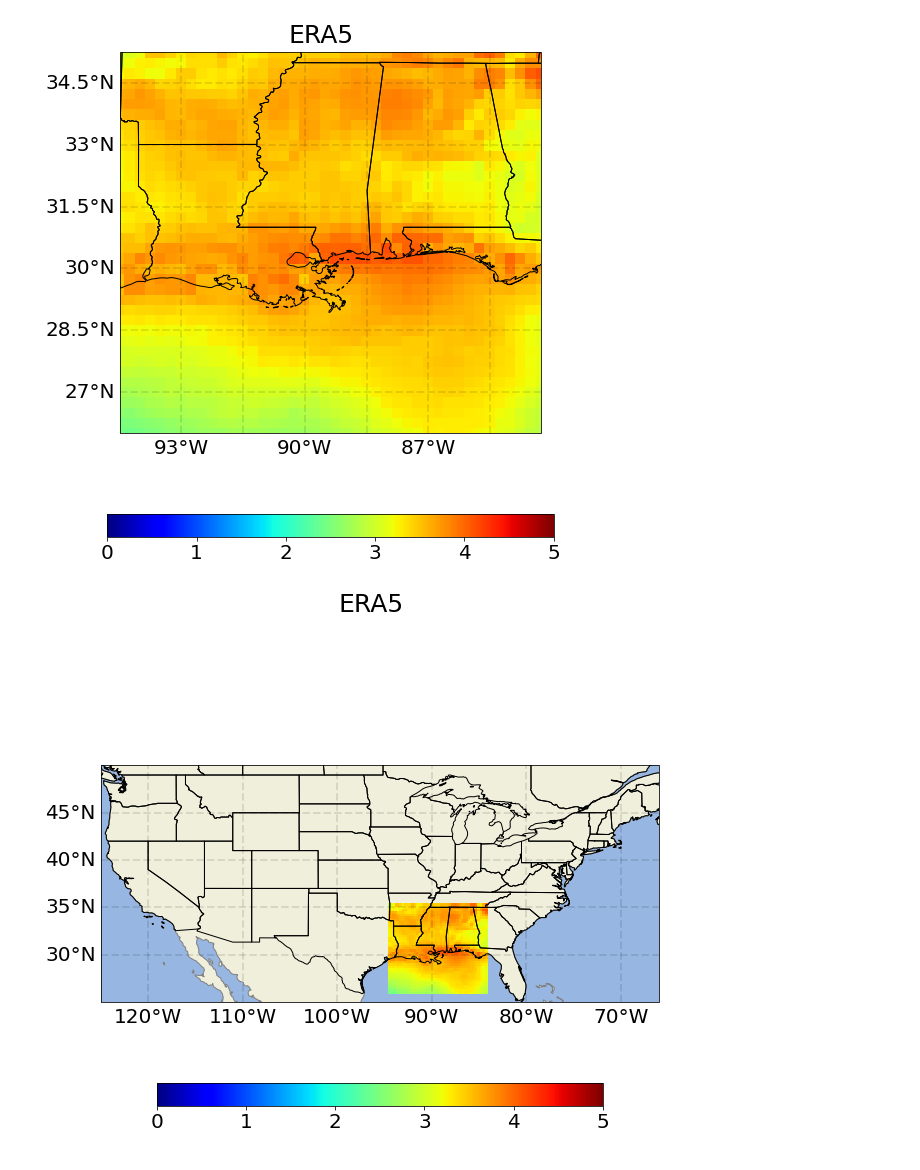
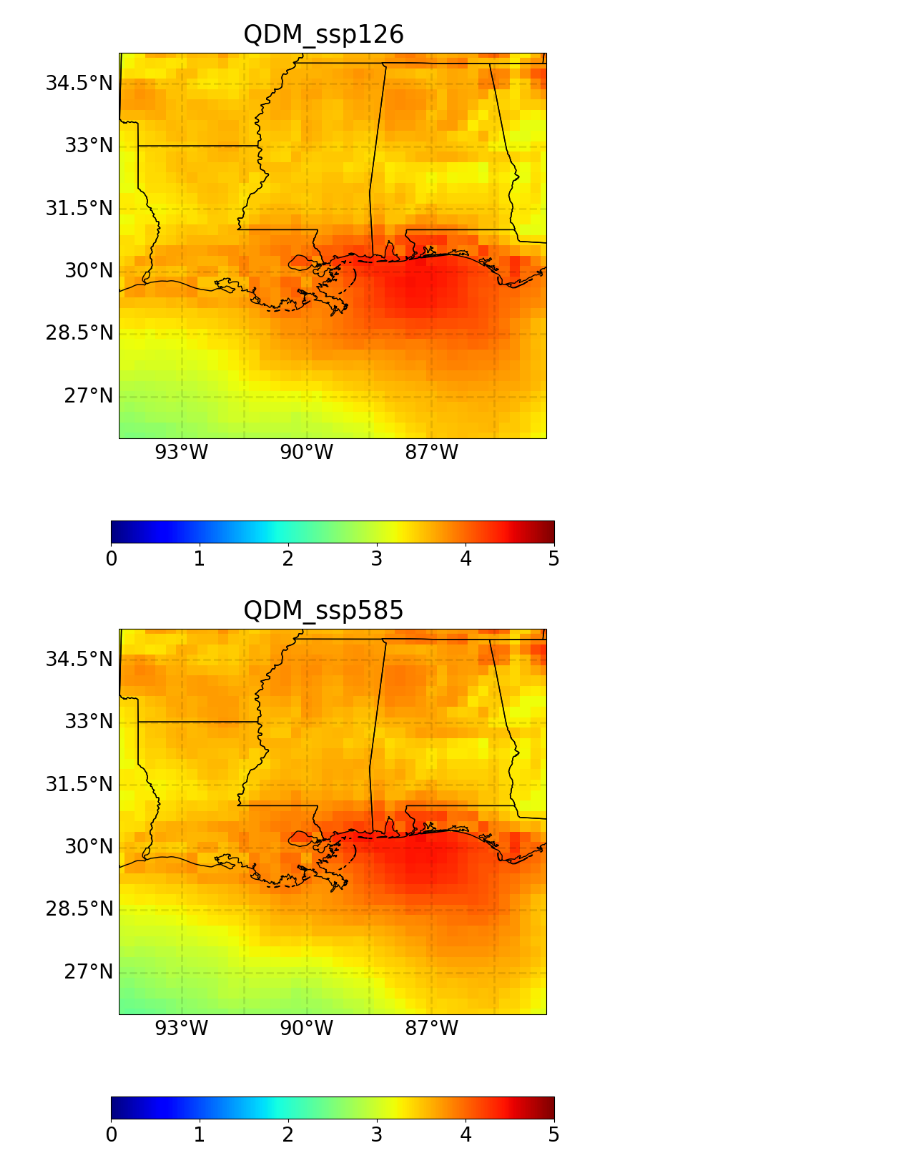
Before and after one commit to oybcst/Climate_data, a Jupyter notebook: Downscaled and bias corrected GCM data.ipynb, the cells around one changed output. Cells and saved outputs as stored; diff of their text form; code cells hidden in the pictures.

```diff
--- a/Downscaled and bias corrected GCM data.ipynb
+++ b/Downscaled and bias corrected GCM data.ipynb
@@ -301,6 +117,5 @@ ax.legend(ncol=2)
 # %%
-# load EC_Earth3 bilinear
-Earth3_ssp585_pr=xr.open_dataset('/glade/work/fangwang/QDM/EC-Earth3/ssp585/pr/pr_QDM_2015-2100.nc',
+Earth3_ssp585_pr=xr.open_dataset('pr_QDM_2015-2100_ssp585.nc',
                        engine='netcdf4', decode_times=False)
 Earth3_pr_ssp585=Earth3_ssp585_pr.pr
 Earth3_time_ssp585=Earth3_ssp585_pr.time
@@ -395,26 +152,0 @@ Earth3_pr_ssp585_yearly_area_mean_bilinear=np.mean(Earth3_pr_ssp585_yearly_bilin
-# %%
-import matplotlib.pyplot as plt
-names=[np.datetime64(u,'Y') for u in pr_hist_yearly.time.data]
-names_ssp=[np.datetime64(u,'Y') for u in Earth3_pr_ssp126_yearly.time.data]
-fig, ax = plt.subplots(figsize=(20, 10))
-fig.suptitle('EC-Earth3', fontsize=30, x=0.5, y=0.95)
-plt.rcParams.update({'font.size': 20})
-ax.plot(names, pr_hist_yearly_area_mean, color='black', marker="o",mfc='none',label="ERA5")
-ax.plot(names, Earth3_pr_hist_yearly_area_mean, color='grey', marker="o", mfc='none',label="bilinear_historical", alpha=0.8)
-ax.plot(names_ssp, Earth3_pr_ssp126_yearly_area_mean_bilinear, color='green', marker="o",mfc='none',label="bilinear_ssp126", alpha=0.8)
-ax.plot(names_ssp, Earth3_pr_ssp585_yearly_area_mean_bilinear, color='cyan',  marker="o",mfc='none',label="bilinear_ssp585", alpha=0.8)
-ax.plot(names_ssp, Earth3_pr_ssp126_yearly_area_mean, color='blue', marker="o", mfc='none',label="QDM_ssp126", alpha=0.8)
-ax.plot(names_ssp, Earth3_pr_ssp585_yearly_area_mean, color='red',  marker="o",mfc='none',label="QDM_ssp585", alpha=0.8)
-
-#ax.plot(names, s6_daily_area_mean[1:366], color='green', marker="o",mfc='none',label="Scenario6 (KGE=0.950)", alpha=0.5)
-#ax.plot(names, base_daily_area_mean[1:366], color='orange', marker="o",mfc='none',label="QDM_BI    (KGE=0.756)", alpha=0.5)
-plt.xticks(rotation=0)
-plt.xlabel('Years', fontsize=30)
-plt.ylabel('Yearly total precipitation (mm)', fontsize=30)
-plt.grid(True, linestyle='--')
-plt.ylim(750, 2000)
-#plt.grid(linestyle = '--', linewidth = 0.5)
-ax.legend(ncol=2)
-#plt.show()
-
-plt.savefig("/glade/work/fangwang/QDM/pr_QDM_EC-Earth3.jpg", bbox_inches='tight', dpi=300)
@@ -431,7 +161,7 @@ import matplotlib.pyplot as plt
 import numpy as np
 
 fig=plt.figure(figsize=(10, 10))
-fig.suptitle('ERA5', fontsize=25,x=0.5,y=0.92)
+fig.suptitle('QDM_ssp126', fontsize=25,x=0.5,y=0.92)
 plt.rcParams.update({'font.size': 20})
 m=plt.axes(projection=ccrs.PlateCarree())
 m.set_extent([-94.5, -84.25, 26.00, 35.25], ccrs.PlateCarree())
@@ -440,7 +170,7 @@ m.add_feature(cartopy.feature.LAND, edgecolor='grey')
 #m.add_feature(cartopy.feature.LAKES, edgecolor='black')
 m.add_feature(cartopy.feature.STATES)
 #m.gridlines()
-c=m.pcolormesh(hist_pr.longitude.data[19:61], hist_pr.latitude.data[5:43], np.mean(hist_pr.tp[7305:,5:43,19:61]*1000, axis=0), transform=ccrs.PlateCarree(),vmin=0, vmax=5, cmap='jet')
+c=m.pcolormesh(hist_pr.longitude.data[19:61], hist_pr.latitude.data[5:43], np.mean(Earth3_pr_ssp126.data, axis=0), transform=ccrs.PlateCarree(),vmin=0, vmax=5, cmap='jet')
 #c=m.pcolormesh(merra2.lon.data, merra2.lat.data, tp_merra2_test[23300,:,:], transform=ccrs.PlateCarree(),vmin=0.0, vmax=20, cmap='jet')
 #c=m.pcolormesh(merra2.lon.data, merra2.lat.data, np.mean(merra2.tp[:23330,:,:].values, axis=0), transform=ccrs.PlateCarree(),vmin=0.08, vmax=0.24, cmap='jet')
 plt.colorbar(c, orientation="horizontal", shrink=0.8)
@@ -450,39 +180,39 @@ gl.ylabels_left = True
 gl.ylabels_right=False
 gl.xlines = True
 
-plt.savefig("/glade/work/fangwang/QDM/pr_ERA5_spatial.jpg", bbox_inches='tight', dpi=300)
+#plt.savefig("/glade/work/fangwang/QDM/pr_QDM_ssp126_spatial.jpg", bbox_inches='tight', dpi=300)
 # %% [output]
-[figure, old version]
+[figure, new version]
 # %%
 #spatial distribution from mean
 # for ERA5 from 1979
 %matplotlib inline
 import cartopy
 import cartopy.crs as ccrs
 import cartopy.feature as cfeature
 import matplotlib.pyplot as plt
 import numpy as np
 
 fig=plt.figure(figsize=(10, 10))
-fig.suptitle('ERA5', fontsize=25,x=0.5,y=0.92)
+fig.suptitle('QDM_ssp585', fontsize=25,x=0.5,y=0.92)
 plt.rcParams.update({'font.size': 20})
 m=plt.axes(projection=ccrs.PlateCarree())
-m.set_extent([-125, -66, 25, 50], ccrs.PlateCarree())
+m.set_extent([-94.5, -84.25, 26.00, 35.25], ccrs.PlateCarree())
 m.add_feature(cartopy.feature.OCEAN)
 m.add_feature(cartopy.feature.LAND, edgecolor='grey')
 #m.add_feature(cartopy.feature.LAKES, edgecolor='black')
 m.add_feature(cartopy.feature.STATES)
 #m.gridlines()
-c=m.pcolormesh(hist_pr.longitude.data[19:61], hist_pr.latitude.data[5:43], np.mean(hist_pr.tp[7305:,5:43,19:61]*1000, axis=0), transform=ccrs.PlateCarree(),vmin=0, vmax=5, cmap='jet')
+c=m.pcolormesh(hist_pr.longitude.data[19:61], hist_pr.latitude.data[5:43], np.mean(Earth3_pr_ssp585.data, axis=0), transform=ccrs.PlateCarree(),vmin=0, vmax=5, cmap='jet')
 #c=m.pcolormesh(merra2.lon.data, merra2.lat.data, tp_merra2_test[23300,:,:], transform=ccrs.PlateCarree(),vmin=0.0, vmax=20, cmap='jet')
 #c=m.pcolormesh(merra2.lon.data, merra2.lat.data, np.mean(merra2.tp[:23330,:,:].values, axis=0), transform=ccrs.PlateCarree(),vmin=0.08, vmax=0.24, cmap='jet')
 plt.colorbar(c, orientation="horizontal", shrink=0.8)
 gl = m.gridlines(crs=ccrs.PlateCarree(), linewidth=2, color='black', alpha=0.1, linestyle='--', draw_labels=True)
 gl.xlabels_top = False
 gl.ylabels_left = True
 gl.ylabels_right=False
 gl.xlines = True
 
-#plt.savefig("/glade/work/fangwang/QDM/pr_ERA5_spatial.jpg", bbox_inches='tight', dpi=300)
+#plt.savefig("/glade/work/fangwang/QDM/pr_QDM_ssp585_spatial.jpg", bbox_inches='tight', dpi=300)
 # %% [output]
-[figure, old version]
+[figure, new version]
```
Also changed, not shown: parts of 27 cells of this notebook.
